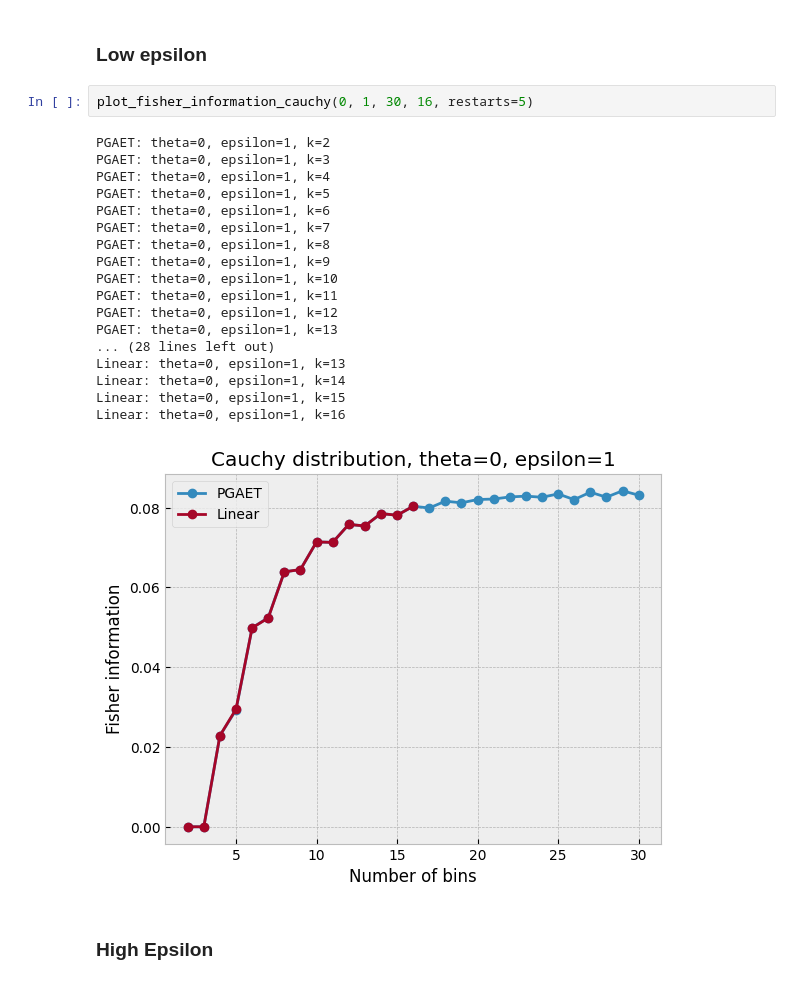
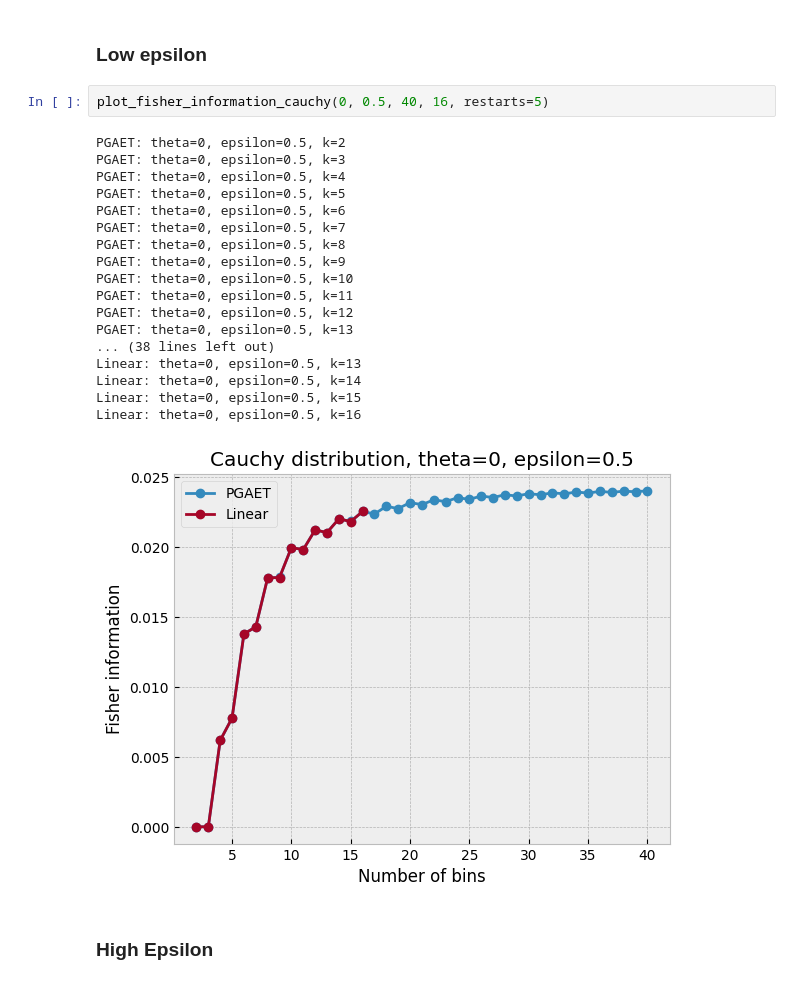
Before and after one commit to MatejVe/locally_efficient_differential_privacy, a Jupyter notebook: cauchy.ipynb, the cells around one changed output. Saved outputs shown, nothing was run; the diff lists cells and outputs as text.

```diff
--- a/cauchy.ipynb
+++ b/cauchy.ipynb
@@ -72,26 +72,26 @@ def plot_fisher_information_cauchy(theta, epsilon, max_bins_pgaet, max_bins_line
 # %% [markdown]
 ### Low epsilon
 # %%
-plot_fisher_information_cauchy(0, 1, 30, 16, restarts=5)
+plot_fisher_information_cauchy(0, 0.5, 40, 16, restarts=5)
 # %% [output]
-PGAET: theta=0, epsilon=1, k=2
-PGAET: theta=0, epsilon=1, k=3
-PGAET: theta=0, epsilon=1, k=4
-PGAET: theta=0, epsilon=1, k=5
-PGAET: theta=0, epsilon=1, k=6
-PGAET: theta=0, epsilon=1, k=7
-PGAET: theta=0, epsilon=1, k=8
-PGAET: theta=0, epsilon=1, k=9
-PGAET: theta=0, epsilon=1, k=10
-PGAET: theta=0, epsilon=1, k=11
-PGAET: theta=0, epsilon=1, k=12
-PGAET: theta=0, epsilon=1, k=13
-... (28 lines left out)
-Linear: theta=0, epsilon=1, k=13
-Linear: theta=0, epsilon=1, k=14
-Linear: theta=0, epsilon=1, k=15
-Linear: theta=0, epsilon=1, k=16
+PGAET: theta=0, epsilon=0.5, k=2
+PGAET: theta=0, epsilon=0.5, k=3
+PGAET: theta=0, epsilon=0.5, k=4
+PGAET: theta=0, epsilon=0.5, k=5
+PGAET: theta=0, epsilon=0.5, k=6
+PGAET: theta=0, epsilon=0.5, k=7
+PGAET: theta=0, epsilon=0.5, k=8
+PGAET: theta=0, epsilon=0.5, k=9
+PGAET: theta=0, epsilon=0.5, k=10
+PGAET: theta=0, epsilon=0.5, k=11
+PGAET: theta=0, epsilon=0.5, k=12
+PGAET: theta=0, epsilon=0.5, k=13
+... (38 lines left out)
+Linear: theta=0, epsilon=0.5, k=13
+Linear: theta=0, epsilon=0.5, k=14
+Linear: theta=0, epsilon=0.5, k=15
+Linear: theta=0, epsilon=0.5, k=16
-[figure, old version]
+[figure, new version]
 # %% [markdown]
 ### High Epsilon
 # %%
```
Also changed, not shown: parts of 3 cells of this notebook, 2 other files.
